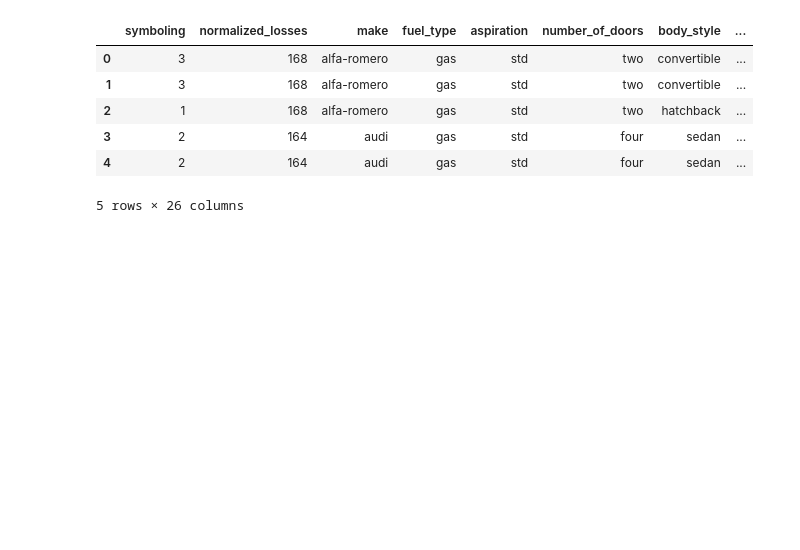
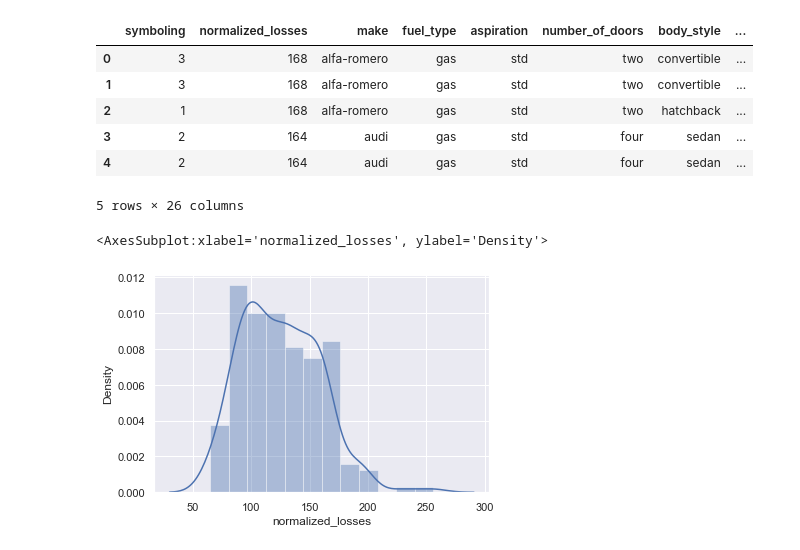
Before and after one commit to harshDesai244/Data_visualization_project, a Jupyter notebook: auto_mobile.ipynb, the cells around one changed output. Saved outputs shown, nothing was run; the diff lists cells and outputs as text; code cells hidden in the pictures; blank space fills up the shorter version.

```diff
--- a/auto_mobile.ipynb
+++ b/auto_mobile.ipynb
@@ -13,3 +14,8 @@ auto.head()
 | 3 | 2 | 164 | audi | gas | std | four | sedan | ... |
 | 4 | 2 | 164 | audi | gas | std | four | sedan | ... |
 5 rows × 26 columns
+# %%
+sns.distplot(auto['normalized_losses'])
+# %% [output]
+<AxesSubplot:xlabel='normalized_losses', ylabel='Density'>
+[figure, added]
```
Also changed, not shown: parts of 15 cells of this notebook, 2 other files.
